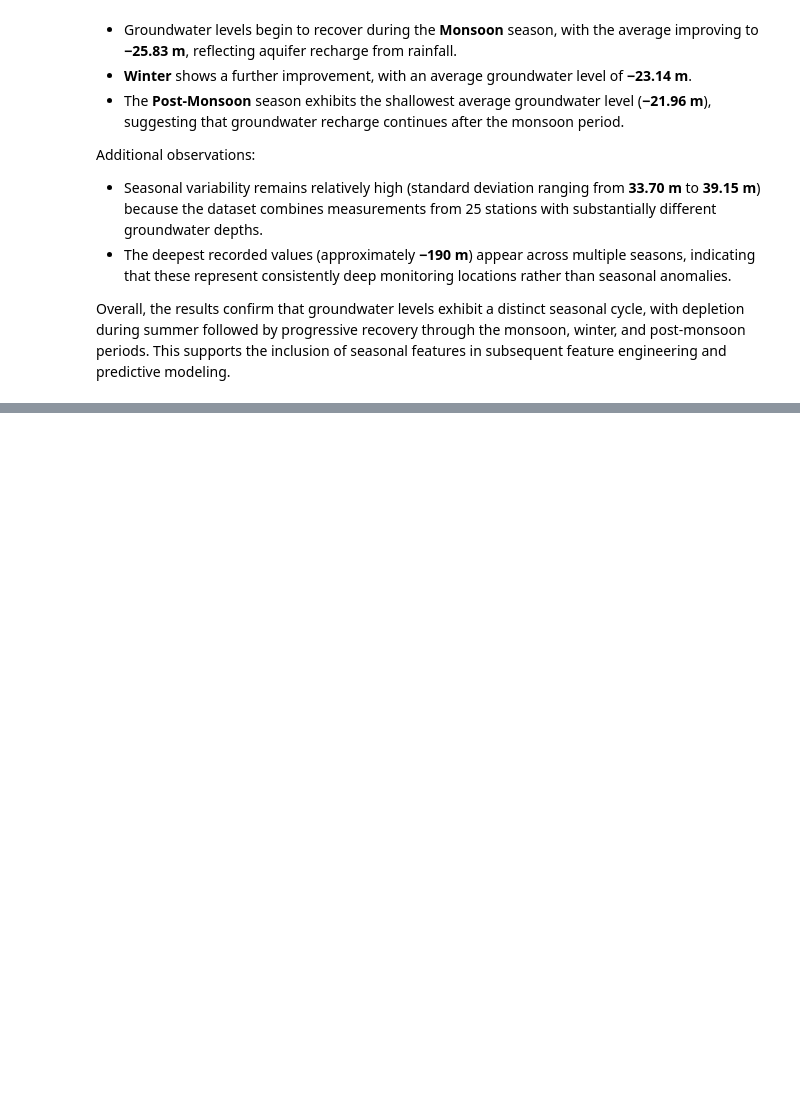
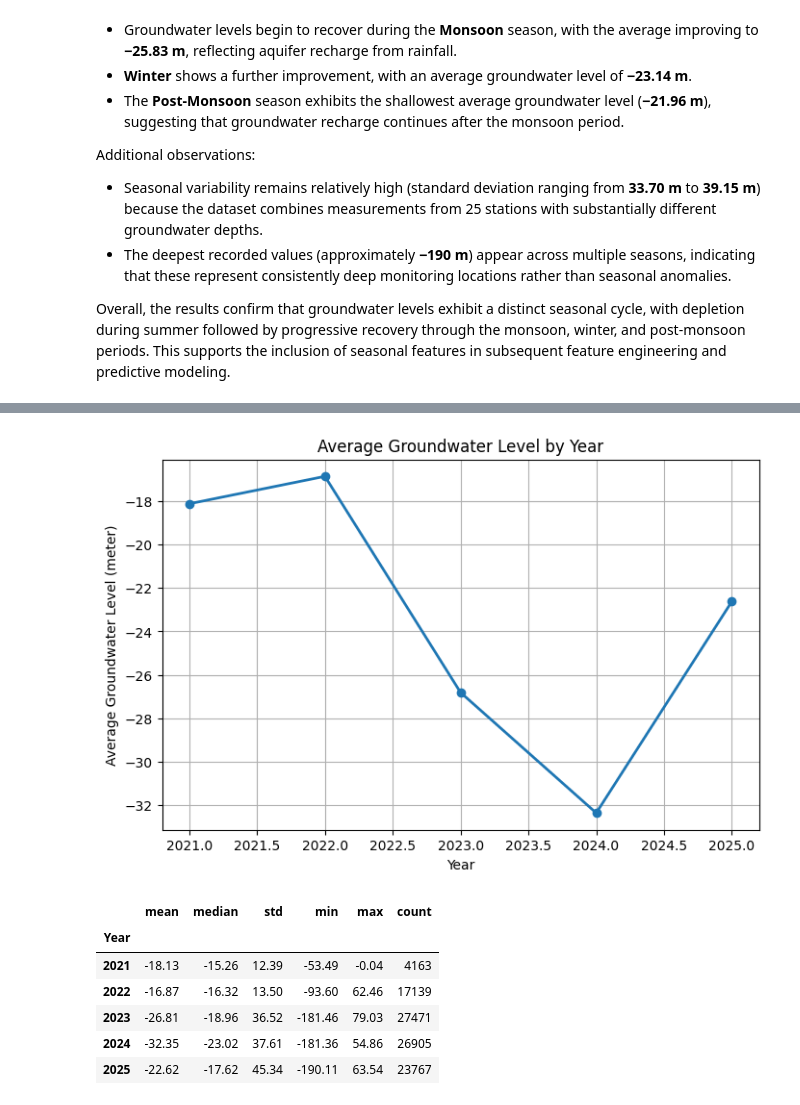
Before and after one commit to Koushik23R/groundwater-ai, a Jupyter notebook: notebooks/03_exploratory_data_analysis.ipynb, the cells around one changed output, grey strips where cells are left out. Drawn from its saved outputs; the diff is of its cells as text; code cells hidden in the pictures; blank space fills up the shorter version.

```diff
--- a/notebooks/03_exploratory_data_analysis.ipynb
+++ b/notebooks/03_exploratory_data_analysis.ipynb
@@ -628,0 +635,40 @@ Overall, the results confirm that groundwater levels exhibit a distinct seasonal
+# %%
+import matplotlib.pyplot as plt
+
+# Extract year
+df["Year"] = df["Data Acquisition Time"].dt.year
+
+# Compute yearly statistics
+yearly_stats = (
+    df.groupby("Year")["Groundwater Level Telemetry 6 Hourly (meter)"]
+      .agg(["mean", "median", "std", "min", "max", "count"])
+      .round(2)
+)
+
+# Plot yearly mean groundwater level
+plt.figure(figsize=(8,5))
+
+plt.plot(
+    yearly_stats.index,
+    yearly_stats["mean"],
+    marker="o",
+    linewidth=2
+)
+
+plt.title("Average Groundwater Level by Year")
+plt.xlabel("Year")
+plt.ylabel("Average Groundwater Level (meter)")
+plt.grid(True)
+
+plt.show()
+
+display(yearly_stats)
+# %% [output]
+[figure, added]
+|  | mean | median | std | min | max | count |
+| Year |  |  |  |  |  |  |
+| 2021 | -18.13 | -15.26 | 12.39 | -53.49 | -0.04 | 4163 |
+| 2022 | -16.87 | -16.32 | 13.50 | -93.60 | 62.46 | 17139 |
+| 2023 | -26.81 | -18.96 | 36.52 | -181.46 | 79.03 | 27471 |
+| 2024 | -32.35 | -23.02 | 37.61 | -181.36 | 54.86 | 26905 |
+| 2025 | -22.62 | -17.62 | 45.34 | -190.11 | 63.54 | 23767 |
```
Also changed, not shown: parts of 6 cells of this notebook.
